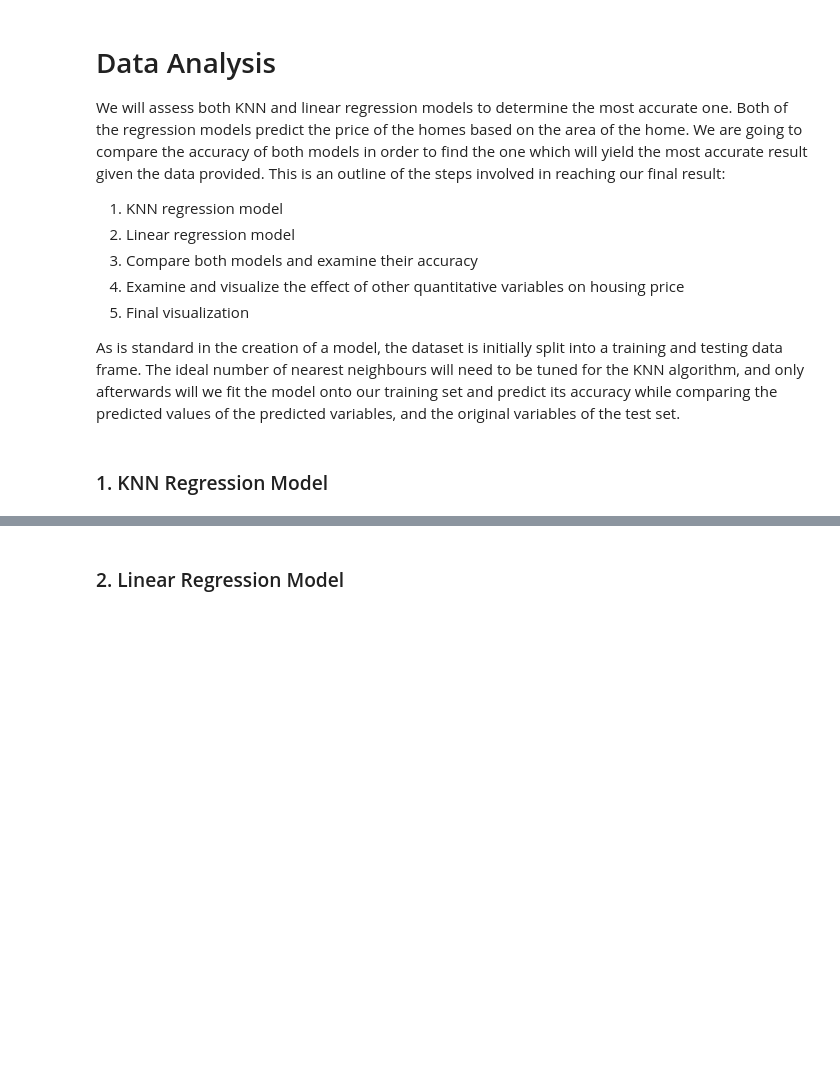
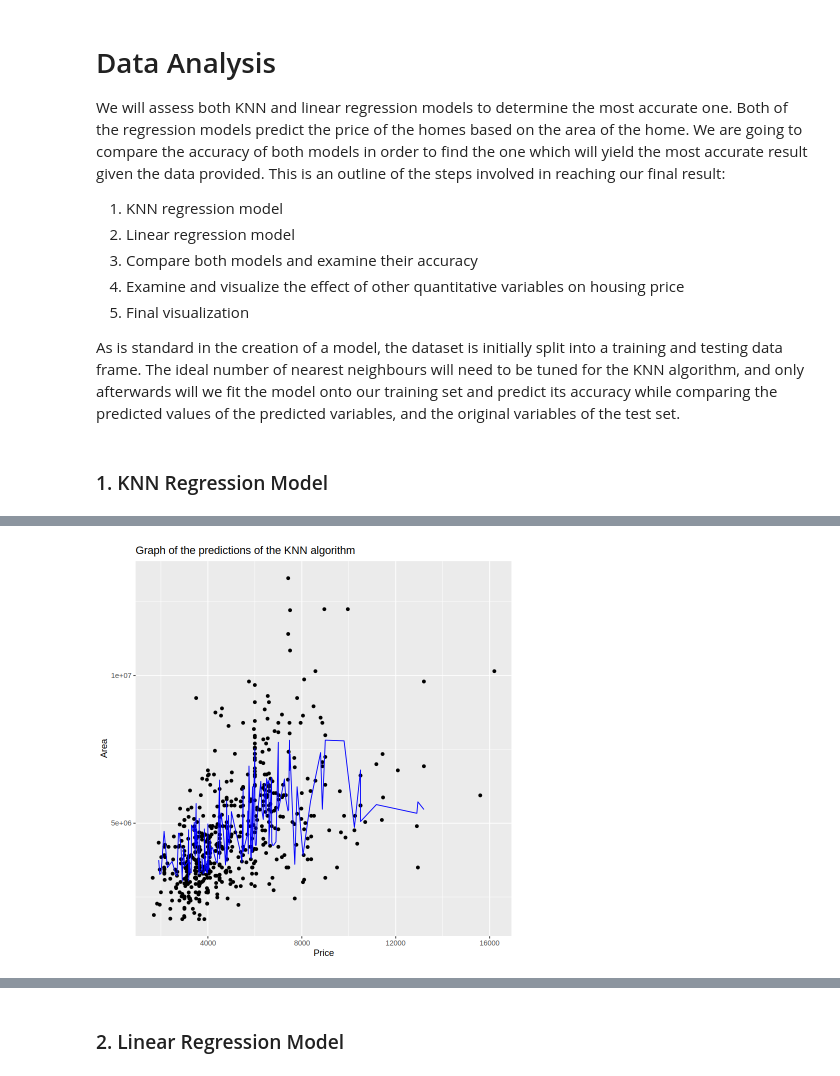
Before and after one commit to chwu01/DSCI-Group-Project, a Jupyter notebook: Final Project (with outline) .ipynb, the cells around one changed output, grey strips where cells are left out. Cells and saved outputs as stored; diff of their text form; code cells hidden in the pictures; blank space fills up the shorter version.

```diff
--- a/Final Project (with outline) .ipynb
+++ b/Final Project (with outline) .ipynb
@@ -269,0 +303,14 @@ A tibble: 5 × 3
+# %%
+knn_predict <- predict(knn_best_fit, housing_test) |>
+    bind_cols(housing_test)
+
+knn_plot <- housing_df |>
+    ggplot(aes(x = area, y = price)) +
+        geom_point() +
+        geom_line(data = knn_predict,
+                  mapping = aes(x = area, y = .pred), colour = "blue") +
+        labs(x = "Price", y = "Area") +
+        ggtitle("Graph of the predictions of the KNN algorithm")
+knn_plot
+# %% [output]
+[figure, added]
```
Also changed, not shown: parts of 25 cells of this notebook.
